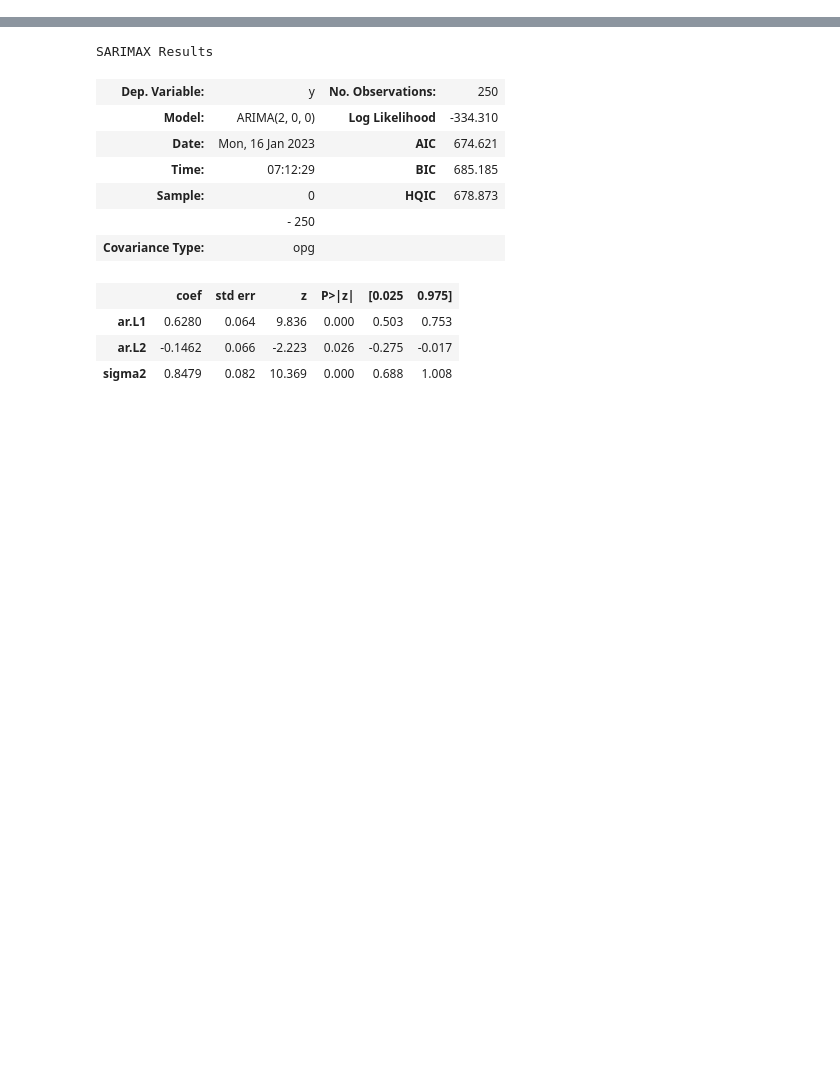
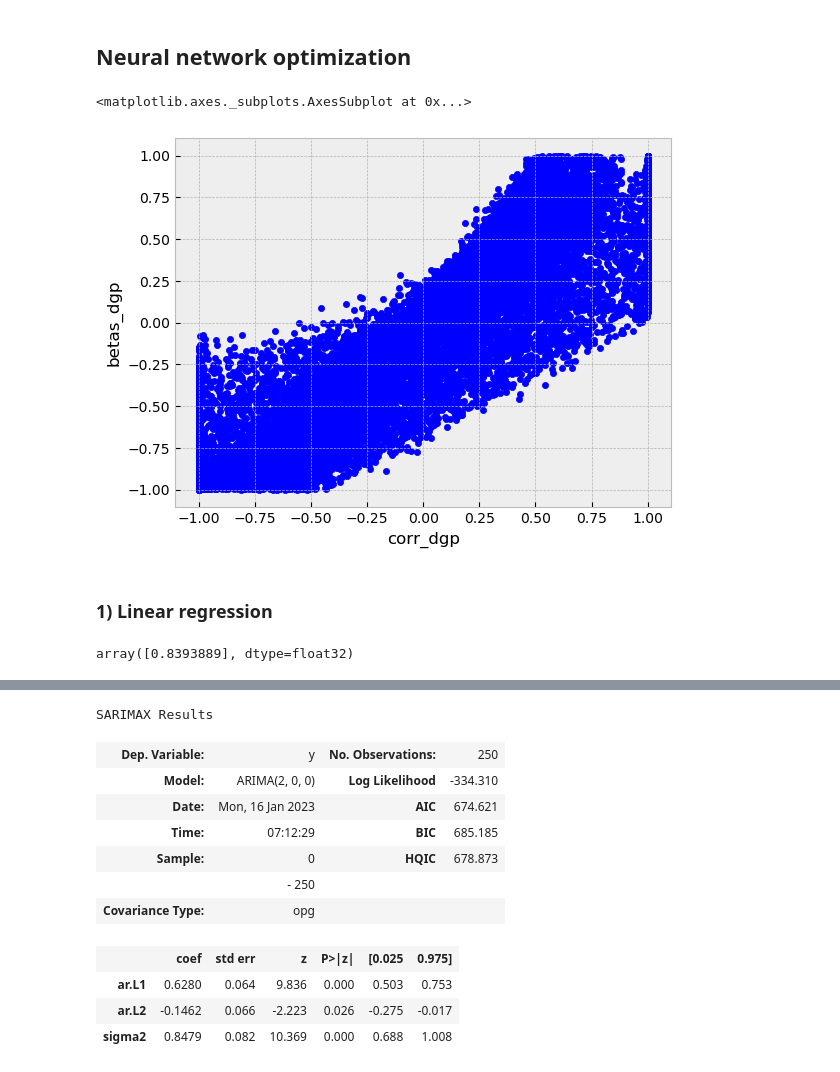
Before and after one commit to dcuoliveira/NN-VAR-Cov-Pred, a Jupyter notebook: src/debug.ipynb, the cells around one changed output, grey strips where cells are left out. Drawn from its saved outputs; the diff is of its cells as text; code cells hidden in the pictures; blank space fills up the shorter version.

Commit message:
add torch neural network

```diff
--- a/src/debug.ipynb
+++ b/src/debug.ipynb
@@ -7,3 +7,5 @@ import matplotlib.pyplot as plt
 import statsmodels.api as sm
 
 plt.style.use("bmh")
+# %% [markdown]
+## Neural network optimization
@@ -9,0 +20,31 @@ plt.style.use("bmh")
+# %%
+target_path = os.path.join(os.getcwd(), "data", "inputs", "simple_ar")
+
+data = pd.read_csv(os.path.join(target_path, "betadgp_corrdgp_data.csv"))
+y = data["betas_dgp"].values
+X = data["corr_dgp"].values
+
+X_train, X_test, y_train, y_test = train_test_split(X, y, test_size=0.2, random_state=42)
+
+y_train = torch.FloatTensor(y_train)
+X_train = torch.FloatTensor(X_train).unsqueeze(0).t()
+
+y_test = torch.FloatTensor(y_test)
+X_test = torch.FloatTensor(X_test).unsqueeze(0).t()
+# %%
+data.plot.scatter(y="betas_dgp", x="corr_dgp")
+# %% [output]
+<matplotlib.axes._subplots.AxesSubplot at 0x...>
+[figure, added]
+# %% [markdown]
+### 1) Linear regression
+# %%
+linear_reg_model = LinearRegression(fit_intercept=True)
+linear_reg_model_train = linear_reg_model.fit(X=X_train, y=y_train)
+
+linear_reg_model_predictions = linear_reg_model_train.predict(X=X_test)
+preds_df = pd.DataFrame({'true': y_test, 'prediction': linear_reg_model_predictions})
+
+linear_reg_model_train.coef_
+# %% [output]
+array([0.8393889], dtype=float32)
```
Also changed, not shown: parts of 14 cells of this notebook, 1 other file.
